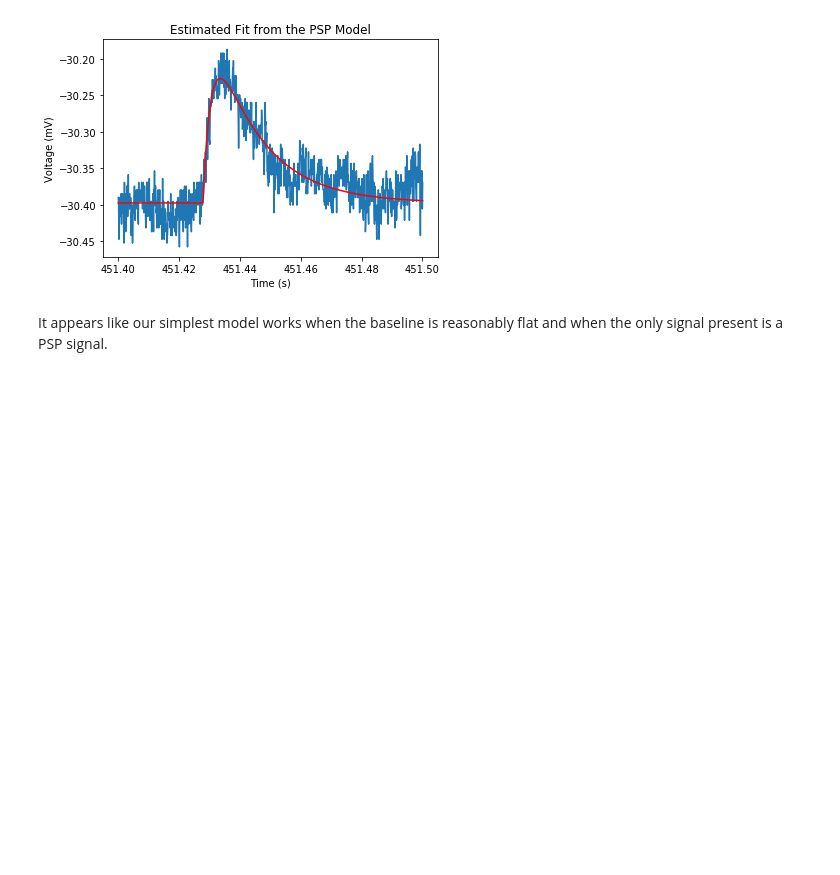
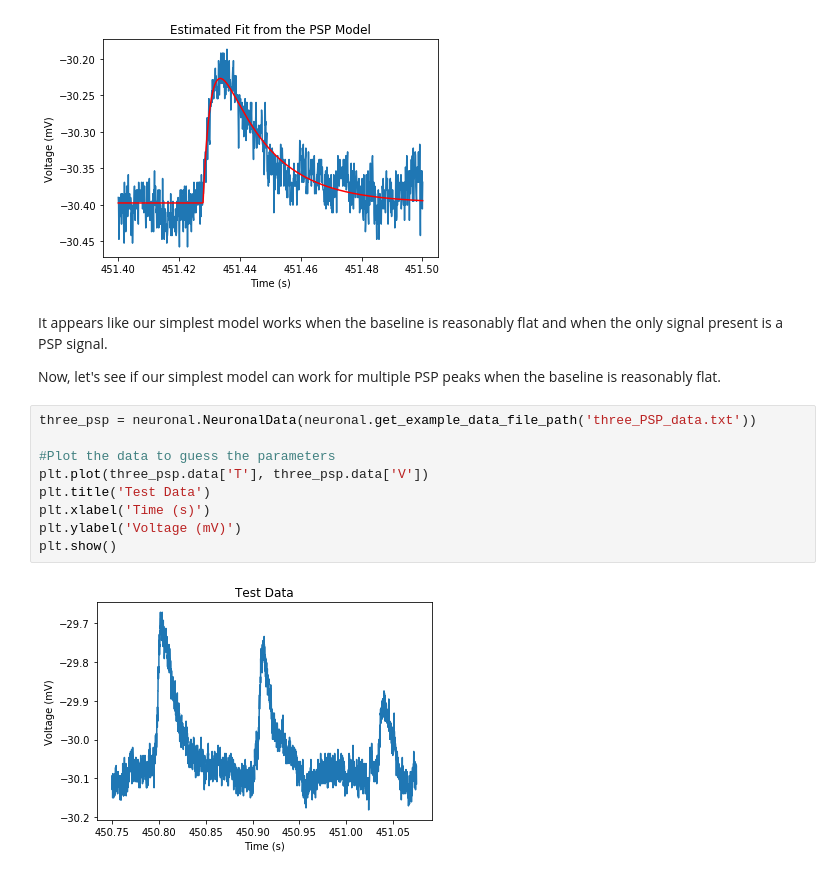
Before and after one commit to phys201/neuronal, a Jupyter notebook: tutorial.ipynb, the cells around one changed output. Saved outputs shown, nothing was run; the diff lists cells and outputs as text; blank space fills up the shorter version.

Commit message:
added three psp analysis to tutorial.ipynb

```diff
--- a/tutorial.ipynb
+++ b/tutorial.ipynb
@@ -186,3 +144,16 @@ plt.show()
 [figure]
 # %% [markdown]
 It appears like our simplest model works when the baseline is reasonably flat and when the only signal present is a PSP signal.
+
+Now, let's see if our simplest model can work for multiple PSP peaks when the baseline is reasonably flat.
+# %%
+three_psp = neuronal.NeuronalData(neuronal.get_example_data_file_path('three_PSP_data.txt'))
+
+#Plot the data to guess the parameters
+plt.plot(three_psp.data['T'], three_psp.data['V'])
+plt.title('Test Data')
+plt.xlabel('Time (s)')
+plt.ylabel('Voltage (mV)')
+plt.show()
+# %% [output]
+[figure, added]
```
Also changed, not shown: parts of 7 cells of this notebook.
